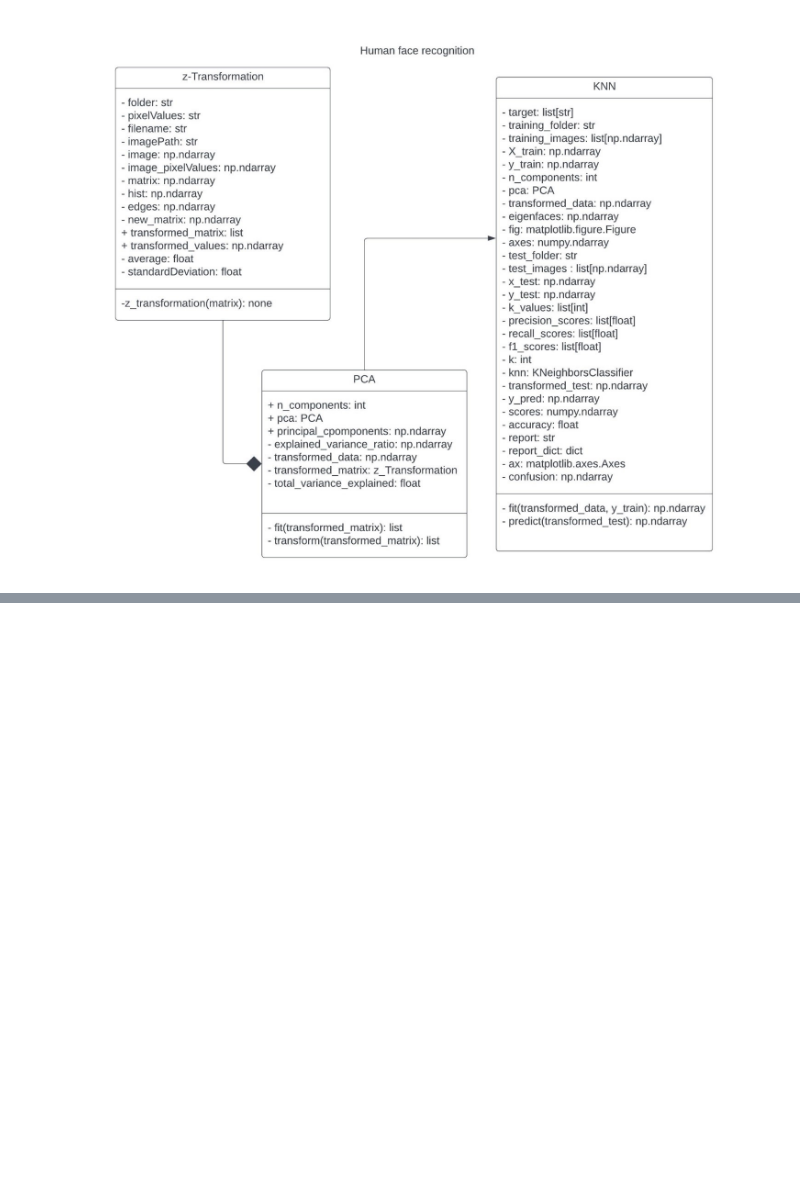
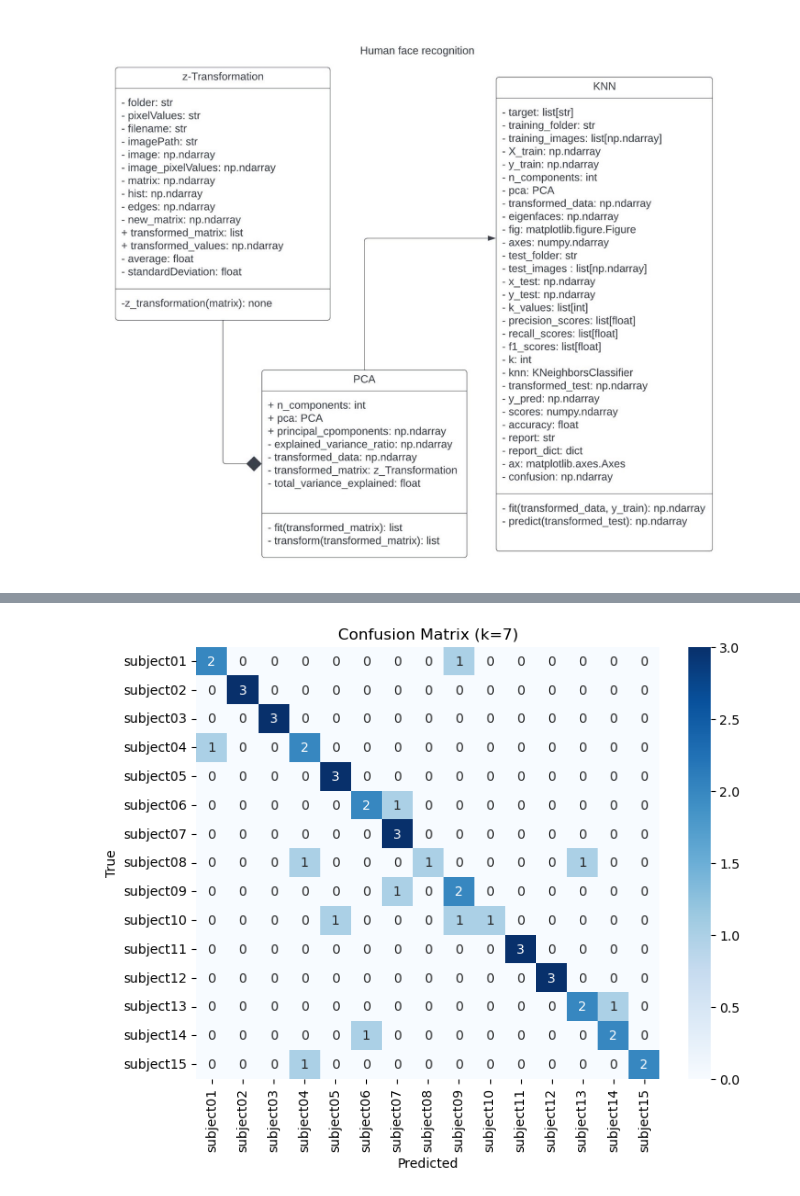
Before and after one commit to datascience-mobi-2023/topic01_team01, a Jupyter notebook: report2023.ipynb, the cells around one changed output, grey strips where cells are left out. Cells and saved outputs as stored; diff of their text form; code cells hidden in the pictures; blank space fills up the shorter version.

```diff
--- a/report2023.ipynb
+++ b/report2023.ipynb
@@ -87,0 +146,14 @@ display(Image(filename='pictures_for_report/UML Class Diagram.jpg'))
+# %%
+import seaborn as sns
+from KNN import confusion_matrix, y_test, y_pred, target, k
+
+confusion = confusion_matrix(y_test, y_pred)
+
+plt.figure(figsize=(8, 6))
+sns.heatmap(confusion, annot=True, cmap='Blues', fmt='d', xticklabels=target, yticklabels=target)
+plt.xlabel('Predicted')
+plt.ylabel('True')
+plt.title(f'Confusion Matrix (k={k})')
+plt.show()
+# %% [output]
+[figure, added]
```
Also changed, not shown: parts of 12 cells of this notebook.
